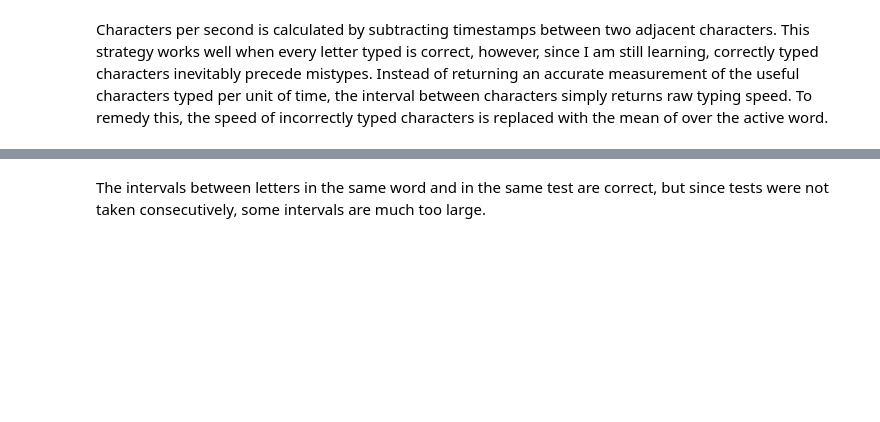
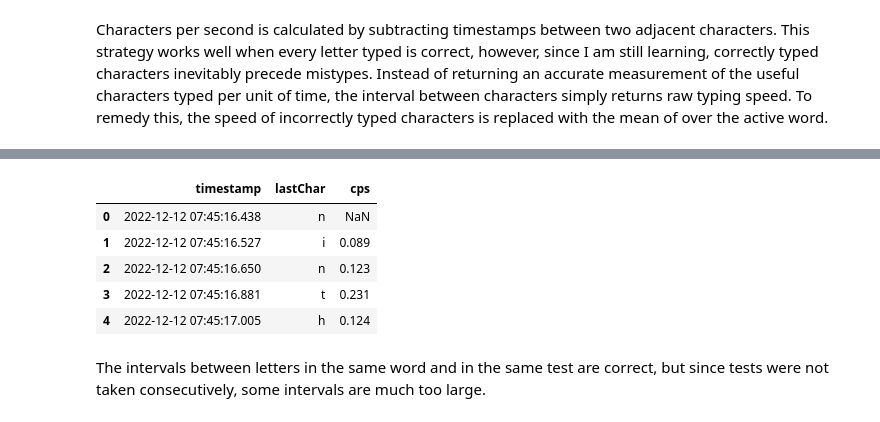
Before and after one commit to rmchorgh/MonkeyTypeMachineLearn, a Jupyter notebook: main.ipynb, the cells around one changed output, grey strips where cells are left out. Cells and saved outputs as stored; diff of their text form; code cells hidden in the pictures; blank space fills up the shorter version.

```diff
--- a/main.ipynb
+++ b/main.ipynb
@@ -176,10 +219,18 @@ df.head()
 # %%
 # Subtract the intervals
 
 df["cps"] = df.timestamp
-df.cps = df.cps.sub(df.timestamp.shift())
-df.cps = df.cps.apply(lambda x: x.total_seconds())
+df.cps = df.cps.sub(df.timestamp.shift()).apply(lambda x: x.total_seconds())
+
+# Show results
 df[["timestamp", "lastChar", "cps"]].head()
+# %% [output]
+|  | timestamp | lastChar | cps |
+| 0 | 2022-12-12 07:45:16.438 | n | NaN |
+| 1 | 2022-12-12 07:45:16.527 | i | 0.089 |
+| 2 | 2022-12-12 07:45:16.650 | n | 0.123 |
+| 3 | 2022-12-12 07:45:16.881 | t | 0.231 |
+| 4 | 2022-12-12 07:45:17.005 | h | 0.124 |
 # %% [markdown]
 The intervals between letters in the same word and in the same test are correct, but since tests were not taken consecutively, some intervals are much too large.
 # %%
```
Also changed, not shown: parts of 12 cells of this notebook, 1 other file.
